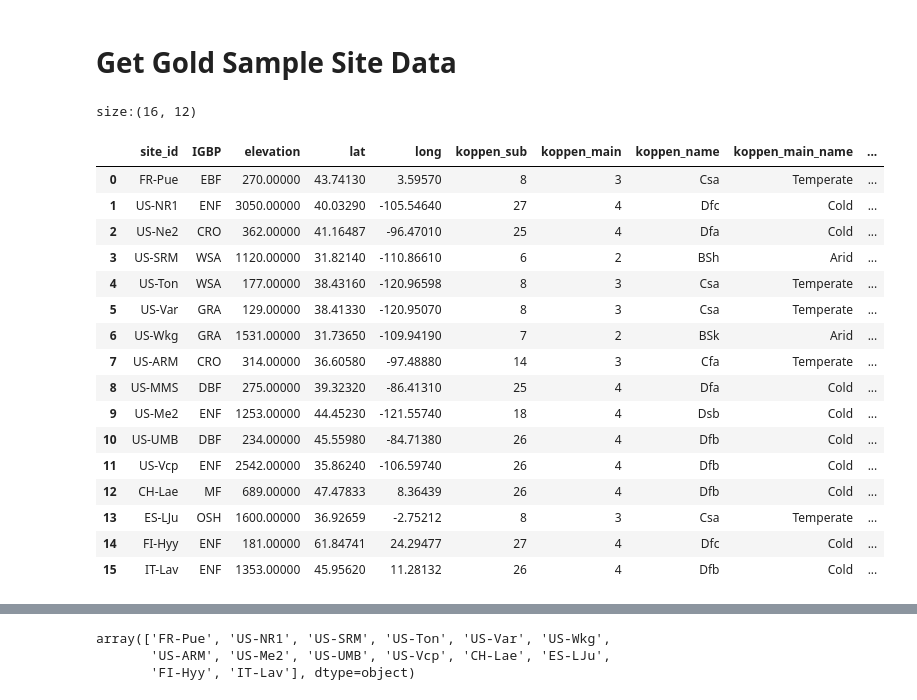
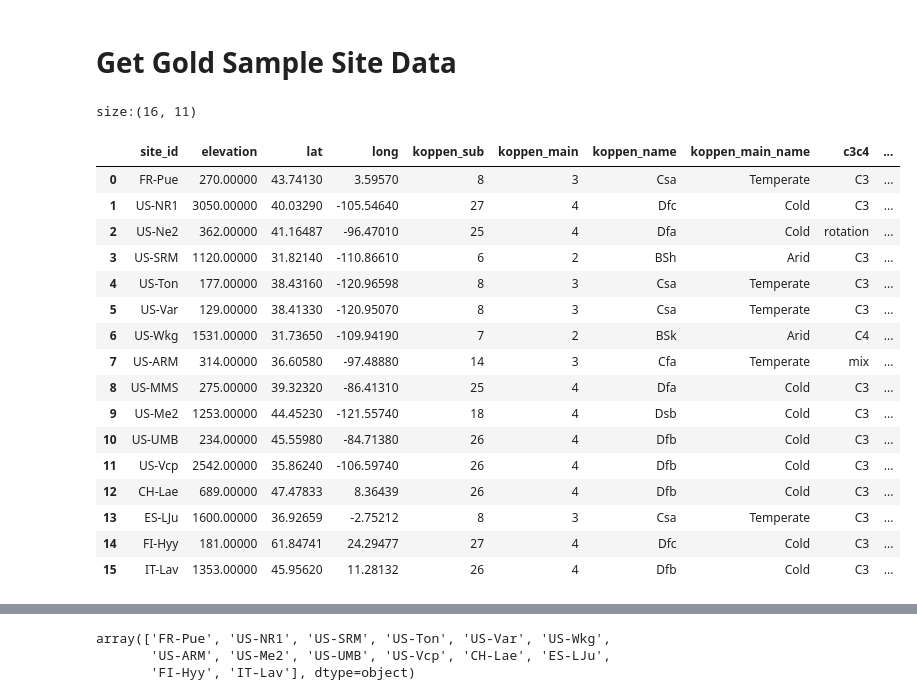
Before and after one commit to jcalz23/co2-flux-hourly-gpp-modeling, a Jupyter notebook: code/src/preprocessing/gold-sample-data-pipeline.ipynb, the cells around one changed output, grey strips where cells are left out. Saved outputs shown, nothing was run; the diff lists cells and outputs as text; code cells hidden in the pictures.

```diff
--- a/code/src/preprocessing/gold-sample-data-pipeline.ipynb
+++ b/code/src/preprocessing/gold-sample-data-pipeline.ipynb
@@ -43,35 +43,35 @@ target_sites = tier1_sites + tier2_sites
 # Get Gold Sample Site Data
 # %%
 # Load site metadata
-included_site_features = ['site_id', 'filename','IGBP', 'elevation', 'lat', 'long',
+included_site_features = ['site_id', 'filename', 'elevation', 'lat', 'long',
                           'koppen_sub', 'koppen_main', 'koppen_name', 'koppen_main_name',
                           'c3c4', 'c4_percent']
 site_metadata_df = pd.read_csv(site_metadata_filename, usecols = included_site_features)
 
 # only focus on target sites
 site_metadata_df= site_metadata_df.loc[site_metadata_df['site_id'].isin(target_sites)]
 print(f"size:{site_metadata_df.shape}")
 site_metadata_df.reset_index(inplace=True, drop=True)
 site_metadata_df
 # %% [output]
-size:(16, 12)
+size:(16, 11)
-|  | site_id | IGBP | elevation | lat | long | koppen_sub | koppen_main | koppen_name | koppen_main_name | ... |
-| 0 | FR-Pue | EBF | 270.00000 | 43.74130 | 3.59570 | 8 | 3 | Csa | Temperate | ... |
-| 1 | US-NR1 | ENF | 3050.00000 | 40.03290 | -105.54640 | 27 | 4 | Dfc | Cold | ... |
-| 2 | US-Ne2 | CRO | 362.00000 | 41.16487 | -96.47010 | 25 | 4 | Dfa | Cold | ... |
-| 3 | US-SRM | WSA | 1120.00000 | 31.82140 | -110.86610 | 6 | 2 | BSh | Arid | ... |
-| 4 | US-Ton | WSA | 177.00000 | 38.43160 | -120.96598 | 8 | 3 | Csa | Temperate | ... |
-| 5 | US-Var | GRA | 129.00000 | 38.41330 | -120.95070 | 8 | 3 | Csa | Temperate | ... |
-| 6 | US-Wkg | GRA | 1531.00000 | 31.73650 | -109.94190 | 7 | 2 | BSk | Arid | ... |
-| 7 | US-ARM | CRO | 314.00000 | 36.60580 | -97.48880 | 14 | 3 | Cfa | Temperate | ... |
-| 8 | US-MMS | DBF | 275.00000 | 39.32320 | -86.41310 | 25 | 4 | Dfa | Cold | ... |
-| 9 | US-Me2 | ENF | 1253.00000 | 44.45230 | -121.55740 | 18 | 4 | Dsb | Cold | ... |
-| 10 | US-UMB | DBF | 234.00000 | 45.55980 | -84.71380 | 26 | 4 | Dfb | Cold | ... |
-| 11 | US-Vcp | ENF | 2542.00000 | 35.86240 | -106.59740 | 26 | 4 | Dfb | Cold | ... |
-| 12 | CH-Lae | MF | 689.00000 | 47.47833 | 8.36439 | 26 | 4 | Dfb | Cold | ... |
-| 13 | ES-LJu | OSH | 1600.00000 | 36.92659 | -2.75212 | 8 | 3 | Csa | Temperate | ... |
-| 14 | FI-Hyy | ENF | 181.00000 | 61.84741 | 24.29477 | 27 | 4 | Dfc | Cold | ... |
-| 15 | IT-Lav | ENF | 1353.00000 | 45.95620 | 11.28132 | 26 | 4 | Dfb | Cold | ... |
+|  | site_id | elevation | lat | long | koppen_sub | koppen_main | koppen_name | koppen_main_name | c3c4 | ... |
+| 0 | FR-Pue | 270.00000 | 43.74130 | 3.59570 | 8 | 3 | Csa | Temperate | C3 | ... |
+| 1 | US-NR1 | 3050.00000 | 40.03290 | -105.54640 | 27 | 4 | Dfc | Cold | C3 | ... |
+| 2 | US-Ne2 | 362.00000 | 41.16487 | -96.47010 | 25 | 4 | Dfa | Cold | rotation | ... |
+| 3 | US-SRM | 1120.00000 | 31.82140 | -110.86610 | 6 | 2 | BSh | Arid | C3 | ... |
+| 4 | US-Ton | 177.00000 | 38.43160 | -120.96598 | 8 | 3 | Csa | Temperate | C3 | ... |
+| 5 | US-Var | 129.00000 | 38.41330 | -120.95070 | 8 | 3 | Csa | Temperate | C3 | ... |
+| 6 | US-Wkg | 1531.00000 | 31.73650 | -109.94190 | 7 | 2 | BSk | Arid | C4 | ... |
+| 7 | US-ARM | 314.00000 | 36.60580 | -97.48880 | 14 | 3 | Cfa | Temperate | mix | ... |
+| 8 | US-MMS | 275.00000 | 39.32320 | -86.41310 | 25 | 4 | Dfa | Cold | C3 | ... |
+| 9 | US-Me2 | 1253.00000 | 44.45230 | -121.55740 | 18 | 4 | Dsb | Cold | C3 | ... |
+| 10 | US-UMB | 234.00000 | 45.55980 | -84.71380 | 26 | 4 | Dfb | Cold | C3 | ... |
+| 11 | US-Vcp | 2542.00000 | 35.86240 | -106.59740 | 26 | 4 | Dfb | Cold | C3 | ... |
+| 12 | CH-Lae | 689.00000 | 47.47833 | 8.36439 | 26 | 4 | Dfb | Cold | C3 | ... |
+| 13 | ES-LJu | 1600.00000 | 36.92659 | -2.75212 | 8 | 3 | Csa | Temperate | C3 | ... |
+| 14 | FI-Hyy | 181.00000 | 61.84741 | 24.29477 | 27 | 4 | Dfc | Cold | C3 | ... |
+| 15 | IT-Lav | 1353.00000 | 45.95620 | 11.28132 | 26 | 4 | Dfb | Cold | C3 | ... |
 # %%
 all_features = ['TIMESTAMP_START', 'TIMESTAMP_END', 'TA_F', 'TA_F_QC', 'TA_ERA',
        'SW_IN_POT', 'SW_IN_F', 'SW_IN_F_QC', 'SW_IN_ERA', 'LW_IN_F',
```
Also changed, not shown: parts of 17 cells of this notebook.
